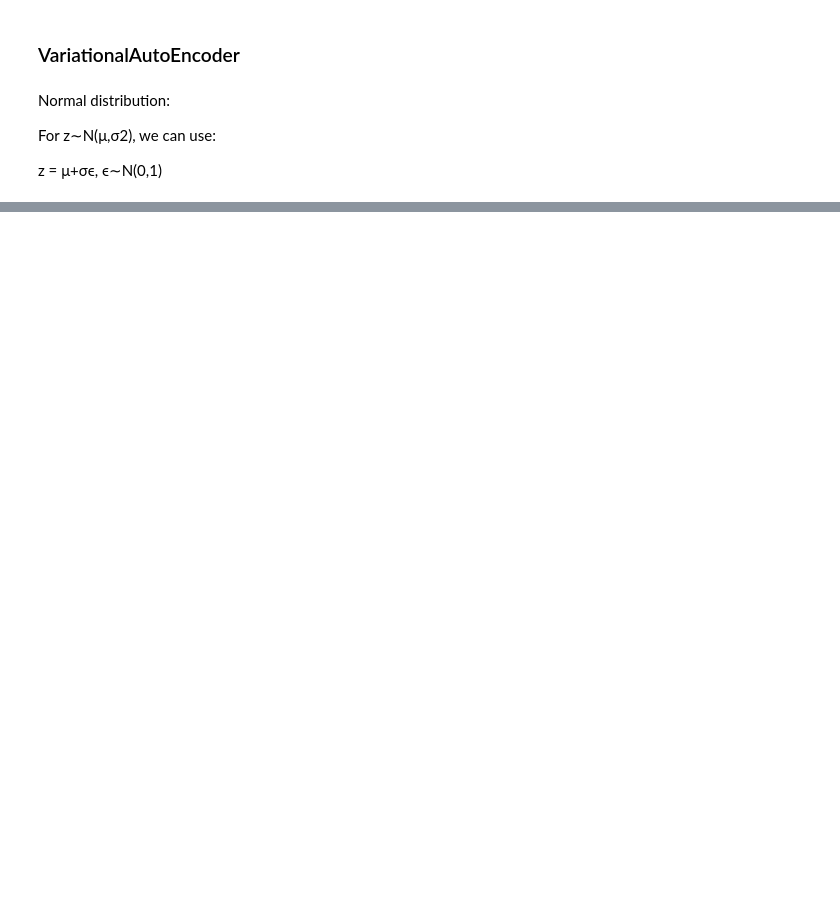
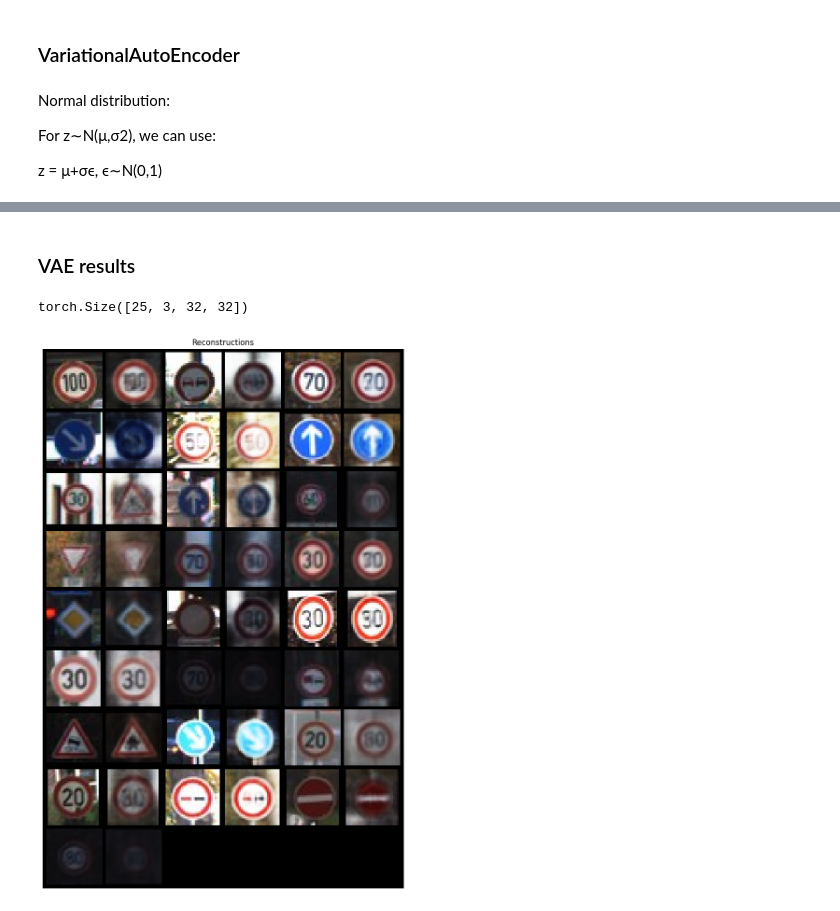
Before and after one commit to Kwasus33/Neural-Network-Concepts, a Jupyter notebook: projects/img_generation/img_generation.ipynb, the cells around one changed output, grey strips where cells are left out. Saved outputs shown, nothing was run; the diff lists cells and outputs as text; code cells hidden in the pictures; blank space fills up the shorter version.

```diff
--- a/projects/img_generation/img_generation.ipynb
+++ b/projects/img_generation/img_generation.ipynb
@@ -188,7 +193,7 @@ class VAE(nn.Module):
         mean, logvar = self.encoder(x)
         z = self.reparametrize(mean=mean, logvar=logvar)
         x_hat = self.decoder(z)
-        return x_hat
+        return x_hat, mean, logvar
 # %% [markdown]
 Normal distribution:
 
@@ -230,0 +323,9 @@ We avoid problems with the square root of a negative number.
+# %%
+for x, _ in train_dataset:
+    input_channels, input_size = x.shape[0], x.shape[1]
+    break
+# %%
+vae = VAE(input_size=input_size, input_channels=input_channels, hidden_dim=256, latent_dim=64).to(device=device)
+optim = torch.optim.Adam(vae.parameters(), lr=0.001)
+scheduler = torch.optim.lr_scheduler.ExponentialLR(optimizer=optim, gamma=0.99)
+early_stopping = EarlyStopping(patience=15, delta = 0.01)
@@ -230,0 +351,22 @@ We avoid problems with the square root of a negative number.
+# %% [markdown]
+### VAE results
+# %%
+def visualize_reconstructions(model, input_imgs, device):
+    # Reconstruct images
+    model.eval()
+    with torch.no_grad():
+        reconst_imgs, means, log_var = model(input_imgs.to(device))
+    reconst_imgs = reconst_imgs.cpu()
+
+    # Plotting
+    imgs = torch.stack([input_imgs, reconst_imgs], dim=1).flatten(0,1)
+    grid = torchvision.utils.make_grid(imgs, nrow=6, normalize=False)
+    grid = grid.permute(1, 2, 0)
+    if len(input_imgs) == 6:
+        plt.figure(figsize=(15,10))
+    else:
+        plt.figure(figsize=(15,15))
+    plt.title("Reconstructions")
+    plt.imshow(grid)
+    plt.axis('off')
+    plt.show()
@@ -230,0 +391,8 @@ We avoid problems with the square root of a negative number.
+# %%
+n_samples = 25
+sample_imgs = torch.stack([data_loaders["test"].dataset[i][0] for i in range(n_samples)], dim=0)    # wraps all tensors in one one external tensor - [[..], [..], .., [..]]
+print(sample_imgs.shape)
+visualize_reconstructions(vae, input_imgs=sample_imgs, device=device)
+# %% [output]
+torch.Size([25, 3, 32, 32])
+[figure, added]
```
Also changed, not shown: parts of 14 cells of this notebook, 1 other file.
